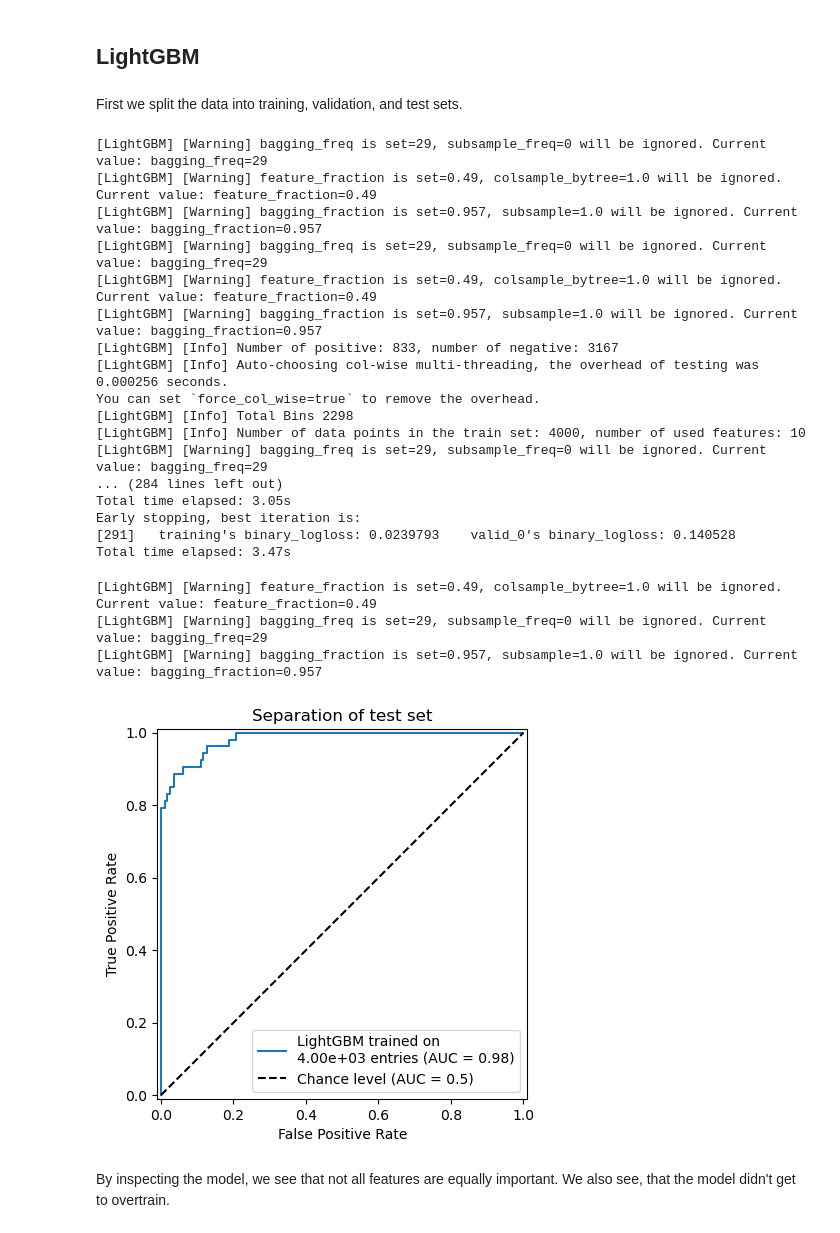
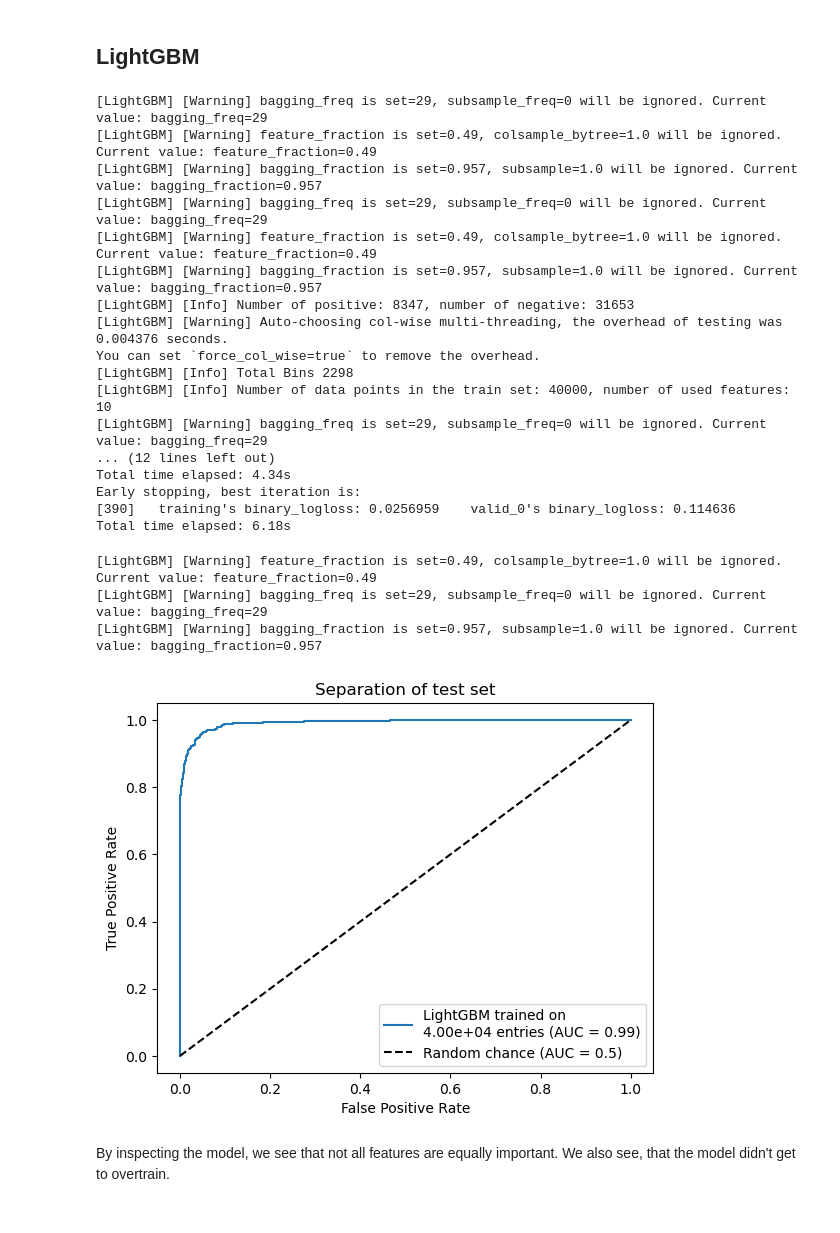
Before and after one commit to murnanedaniel/HAMLET-Demo, a Jupyter notebook: Demo.ipynb, the cells around one changed output. Saved outputs shown, nothing was run; the diff lists cells and outputs as text; code cells hidden in the pictures.

```diff
--- a/Demo.ipynb
+++ b/Demo.ipynb
@@ -34,7 +44,7 @@ class Timer:
 # %% [markdown]
 ## Loading data
 # %%
-data_all = pd.read_hdf("ATLAS_electrons.h5").sample(5_000)
+data_all = pd.read_hdf("ATLAS_electrons.h5").sample(50_000)
 display(data_all)
 # %% [output]
 |  | averageInteractionsPerCrossing | p_Rhad1 | p_Rhad | p_f3 | p_weta2 | p_Rphi | p_Reta | p_Eratio | p_f1 | ... |
@@ -66,5 +83,3 @@ X = data_all[best_features]
 ## By hand
 # %% [markdown]
 ## LightGBM
-# %% [markdown]
-First we split the data into training, validation, and test sets.
@@ -97,35 +107,35 @@ timer.print_time()
 [LightGBM] [Warning] bagging_freq is set=29, subsample_freq=0 will be ignored. Current value: bagging_freq=29
 [LightGBM] [Warning] feature_fraction is set=0.49, colsample_bytree=1.0 will be ignored. Current value: feature_fraction=0.49
 [LightGBM] [Warning] bagging_fraction is set=0.957, subsample=1.0 will be ignored. Current value: bagging_fraction=0.957
-[LightGBM] [Info] Number of positive: 833, number of negative: 3167
-[LightGBM] [Info] Auto-choosing col-wise multi-threading, the overhead of testing was 0.000256 seconds.
+[LightGBM] [Info] Number of positive: 8347, number of negative: 31653
+[LightGBM] [Warning] Auto-choosing col-wise multi-threading, the overhead of testing was 0.004376 seconds.
 You can set `force_col_wise=true` to remove the overhead.
 [LightGBM] [Info] Total Bins 2298
-[LightGBM] [Info] Number of data points in the train set: 4000, number of used features: 10
+[LightGBM] [Info] Number of data points in the train set: 40000, number of used features: 10
 [LightGBM] [Warning] bagging_freq is set=29, subsample_freq=0 will be ignored. Current value: bagging_freq=29
-... (284 lines left out)
-Total time elapsed: 3.05s
+... (12 lines left out)
+Total time elapsed: 4.34s
 Early stopping, best iteration is:
-[291]   training's binary_logloss: 0.0239793    valid_0's binary_logloss: 0.140528
-Total time elapsed: 3.47s
+[390]   training's binary_logloss: 0.0256959    valid_0's binary_logloss: 0.114636
+Total time elapsed: 6.18s
 # %%
 display_roc = RocCurveDisplay.from_predictions(
     ytest,
     ypred:= lgb_model.predict_proba(Xtest)[:,1],
     name=f"LightGBM trained on\n{len(ytrain):2.2e} entries",
-    plot_chance_level=True,
 )
-
+display_roc.ax_.plot([0,1],[0,1],"k--",label="Random chance (AUC = 0.5)")
+display_roc.ax_.legend()
 _ = display_roc.ax_.set(
     xlabel="False Positive Rate",
     ylabel="True Positive Rate",
     title="Separation of test set"
 )
 # %% [output]
 [LightGBM] [Warning] feature_fraction is set=0.49, colsample_bytree=1.0 will be ignored. Current value: feature_fraction=0.49
 [LightGBM] [Warning] bagging_freq is set=29, subsample_freq=0 will be ignored. Current value: bagging_freq=29
 [LightGBM] [Warning] bagging_fraction is set=0.957, subsample=1.0 will be ignored. Current value: bagging_fraction=0.957
-[figure, old version]
+[figure, new version]
 # %% [markdown]
 By inspecting the model, we see that not all features are equally important. We also see, that the model didn't get to overtrain.
 # %%
```
Also changed, not shown: parts of 18 cells of this notebook, 1 other file.
